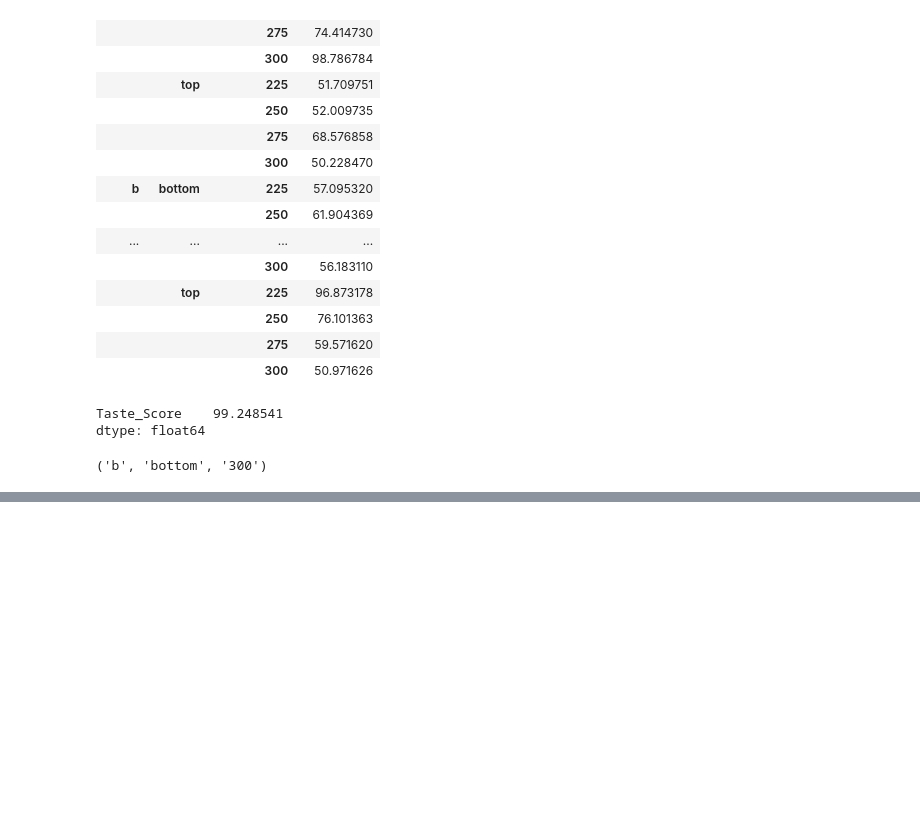
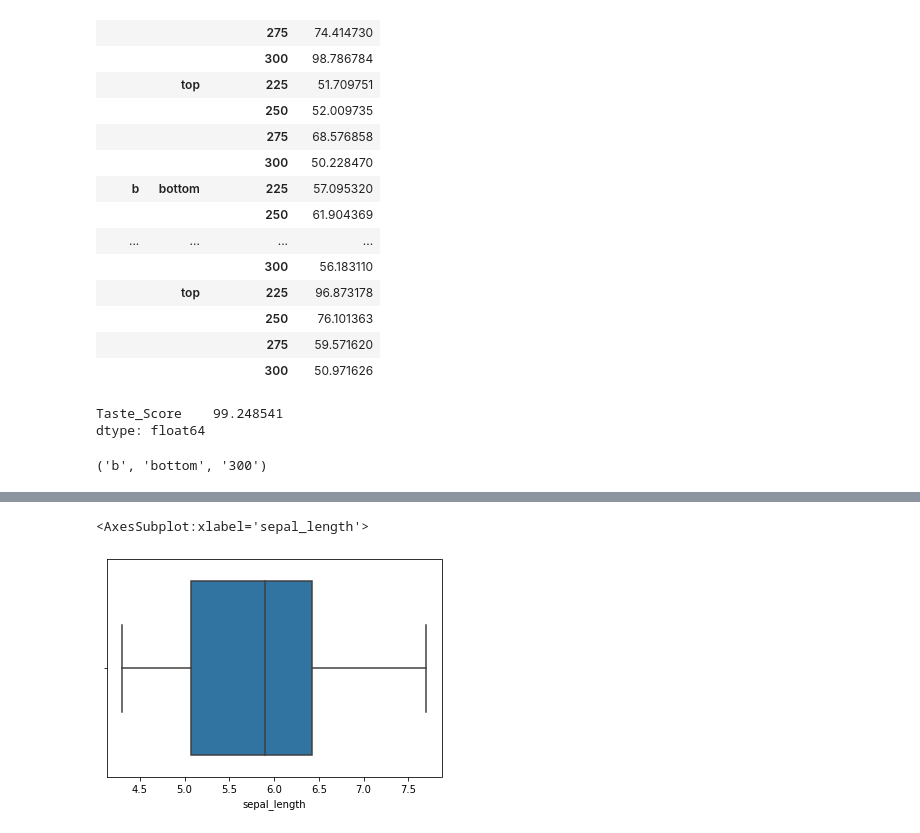
Before and after one commit to ForrestMccrosky/classification-exercises, a Jupyter notebook: classification_exercises.ipynb, the cells around one changed output, grey strips where cells are left out. Cells and saved outputs as stored; diff of their text form; code cells hidden in the pictures; blank space fills up the shorter version.

```diff
--- a/classification_exercises.ipynb
+++ b/classification_exercises.ipynb
@@ -586,0 +694,5 @@ column.idxmax()
+# %%
+sns.boxplot(train.sepal_length)
+# %% [output]
+<AxesSubplot:xlabel='sepal_length'>
+[figure, added]
```
Also changed, not shown: parts of 53 cells of this notebook.
